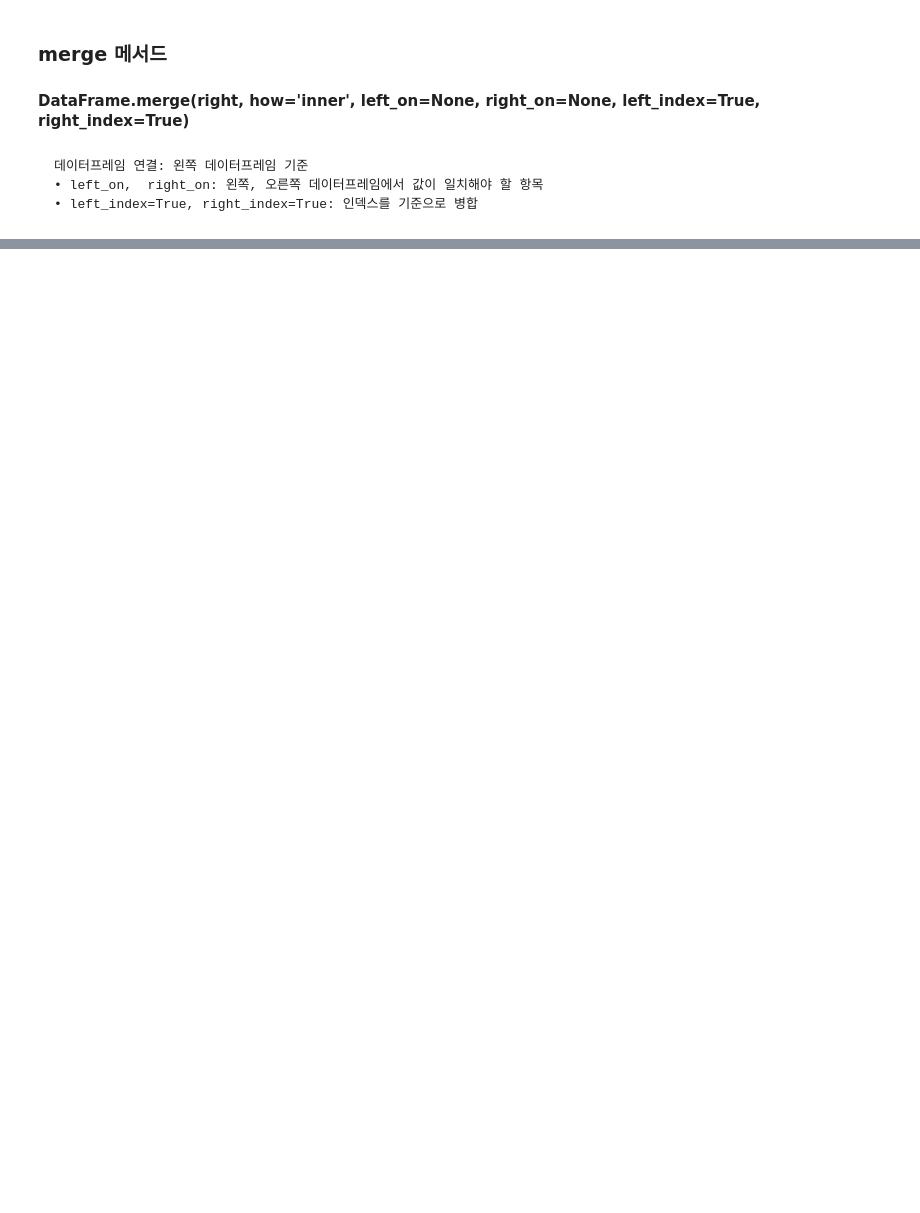
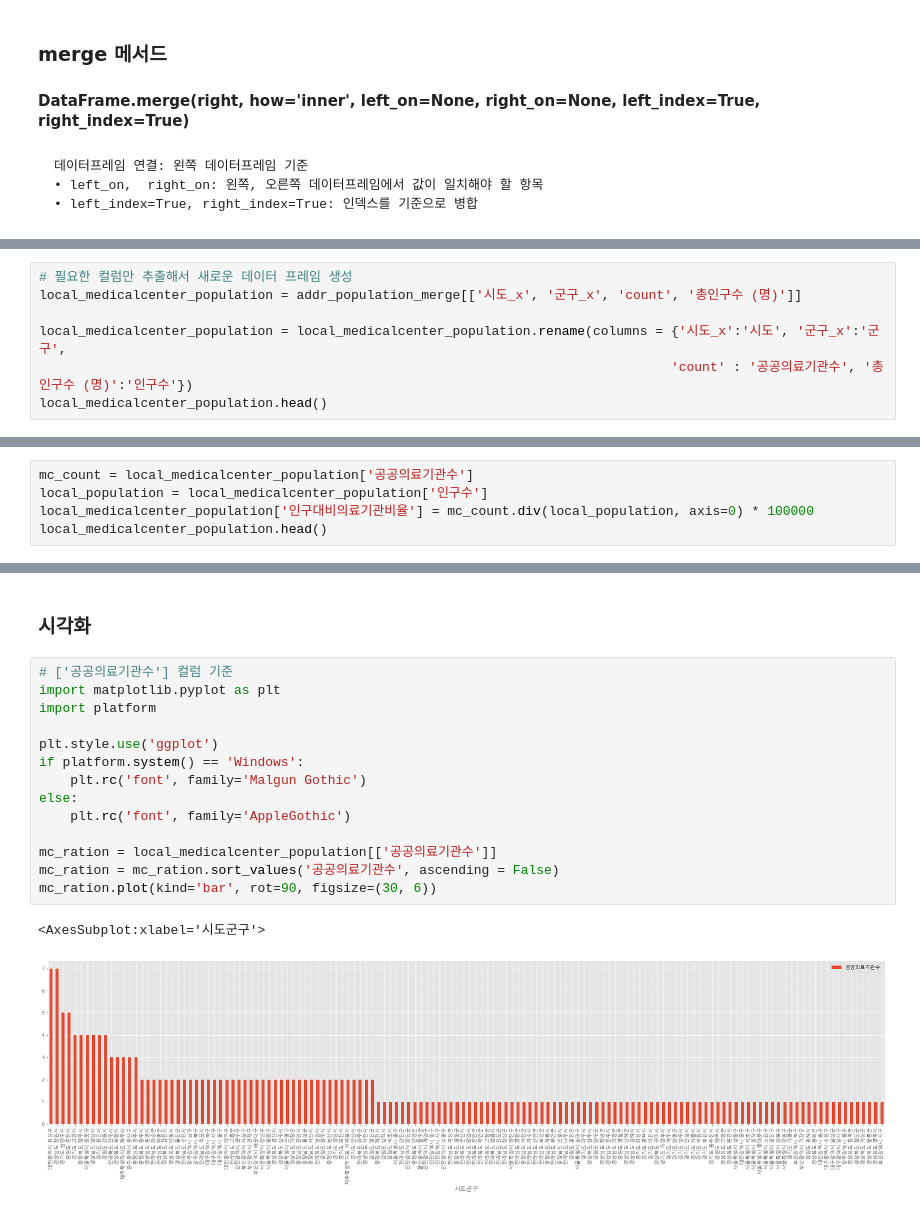
Before and after one commit to hune102377/K-DIGITALTRAING, a Jupyter notebook: 04 Kaggle&PublicData/0719/ex_publicmedical.ipynb, the cells around one changed output, grey strips where cells are left out. Cells and saved outputs as stored; diff of their text form; blank space fills up the shorter version.

```diff
--- a/04 Kaggle&PublicData/0719/ex_publicmedical.ipynb
+++ b/04 Kaggle&PublicData/0719/ex_publicmedical.ipynb
@@ -200,0 +227,7 @@ addr_population_merge
+# %%
+# 필요한 컬럼만 추출해서 새로운 데이터 프레임 생성
+local_medicalcenter_population = addr_population_merge[['시도_x', '군구_x', 'count', '총인구수 (명)']]
+
+local_medicalcenter_population = local_medicalcenter_population.rename(columns = {'시도_x':'시도', '군구_x':'군구',
+                                                                                 'count' : '공공의료기관수', '총인구수 (명)':'인구수'})
+local_medicalcenter_population.head()
@@ -200,0 +242,5 @@ addr_population_merge
+# %%
+mc_count = local_medicalcenter_population['공공의료기관수']
+local_population = local_medicalcenter_population['인구수']
+local_medicalcenter_population['인구대비의료기관비율'] = mc_count.div(local_population, axis=0) * 100000
+local_medicalcenter_population.head()
@@ -200,0 +255,19 @@ addr_population_merge
+# %% [markdown]
+### 시각화
+# %%
+# ['공공의료기관수'] 컬럼 기준
+import matplotlib.pyplot as plt
+import platform
+
+plt.style.use('ggplot')
+if platform.system() == 'Windows':
+    plt.rc('font', family='Malgun Gothic')
+else:
+    plt.rc('font', family='AppleGothic')
+
+mc_ration = local_medicalcenter_population[['공공의료기관수']]
+mc_ration = mc_ration.sort_values('공공의료기관수', ascending = False)
+mc_ration.plot(kind='bar', rot=90, figsize=(30, 6))
+# %% [output]
+<AxesSubplot:xlabel='시도군구'>
+[figure, added]
```
Also changed, not shown: parts of 6 cells of this notebook.
